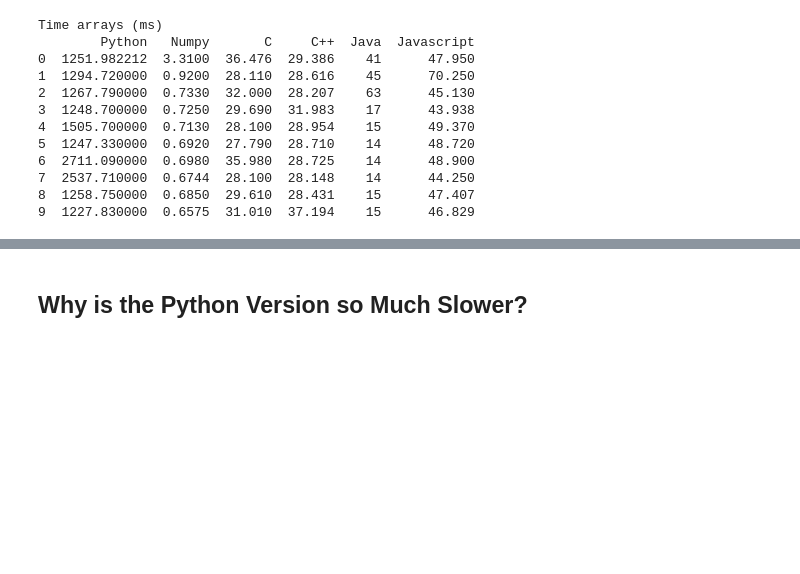
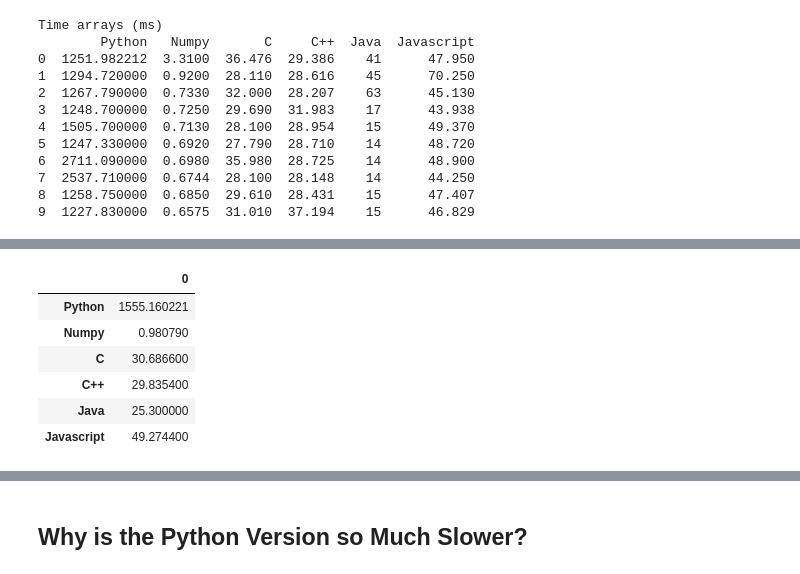
Before and after one commit to AndresBeta123/MetNumUN2022II, a Jupyter notebook: Lab2/abetancurthb_Lab2.ipynb, the cells around one changed output, grey strips where cells are left out. Cells and saved outputs as stored; diff of their text form; code cells hidden in the pictures; blank space fills up the shorter version.

```diff
--- a/Lab2/abetancurthb_Lab2.ipynb
+++ b/Lab2/abetancurthb_Lab2.ipynb
@@ -913,3 +874,14 @@ dtype: float64
+# %%
+tiempoM = pd.DataFrame(t.mean())
+tiempoM
+# %% [output]
+|  | 0 |
+| Python | 1555.160221 |
+| Numpy | 0.980790 |
+| C | 30.686600 |
+| C++ | 29.835400 |
+| Java | 25.300000 |
+| Javascript | 49.274400 |
 # %% [markdown]
 <center><img src="https://raw.githubusercontent.com/ssanderson/pydata-toolbox/master/notebooks/images/sloth.gif" alt="Drawing" style="width: 1080px;"/></center>
 # %% [markdown]
```
Also changed, not shown: parts of 7 cells of this notebook.
